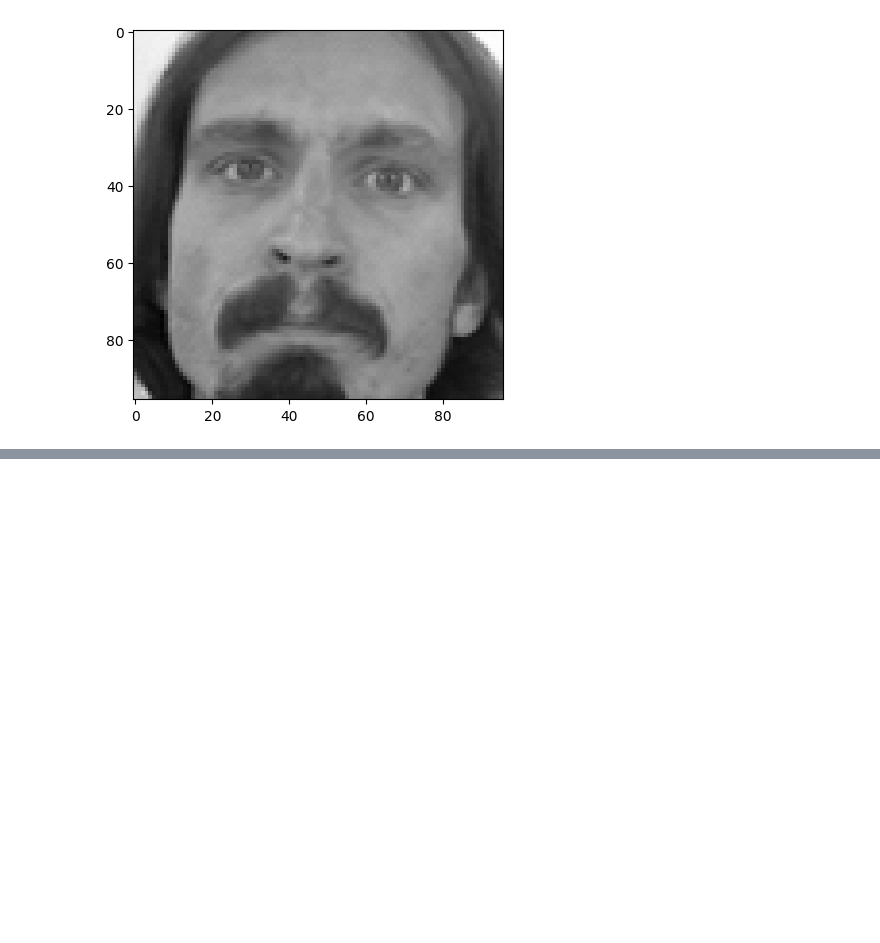
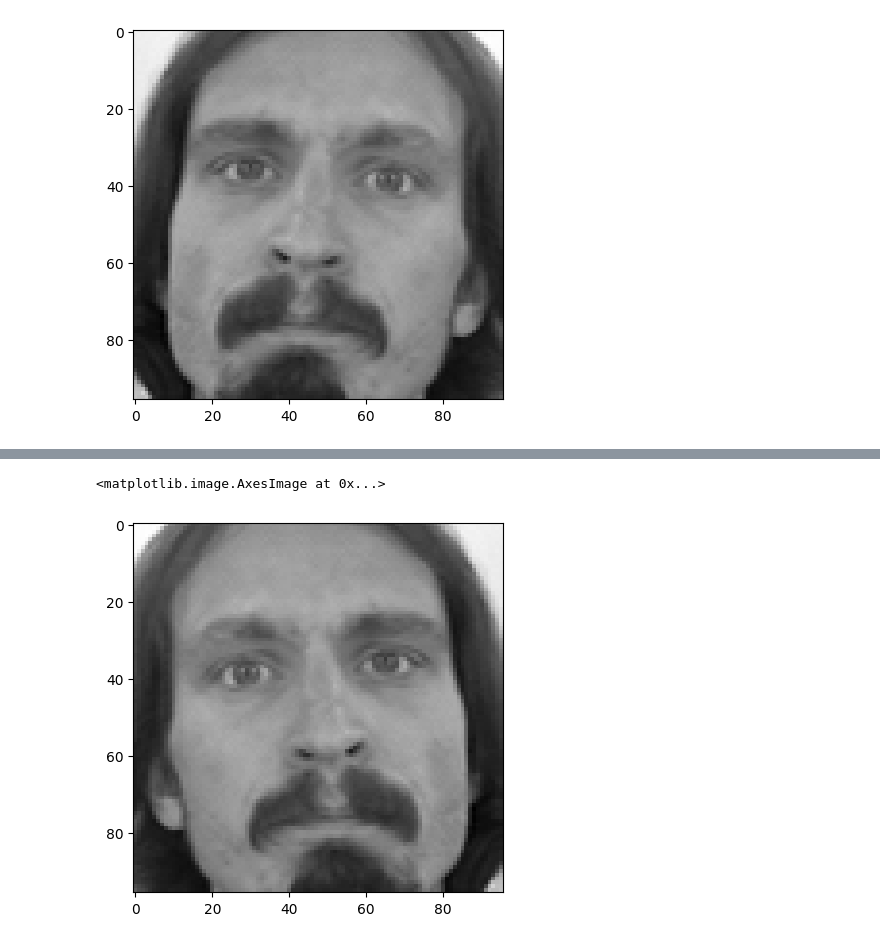
Before and after one commit to rajputdevyansh/Facial-Key-Points-Detection, a Jupyter notebook: Facial-Key-Points-Detection.ipynb, the cells around one changed output, grey strips where cells are left out. Saved outputs shown, nothing was run; the diff lists cells and outputs as text; code cells hidden in the pictures; blank space fills up the shorter version.

Commit message:
dataframe flipped

```diff
--- a/Facial-Key-Points-Detection.ipynb
+++ b/Facial-Key-Points-Detection.ipynb
@@ -183,3 +183,5 @@ plt.imshow(points_df['Image'][0],cmap='gray')
 # %% [output]
 <matplotlib.image.AxesImage at 0x...>
 [figure]
+# %%
+points_df_copy['Image']=points_df_copy['Image'].apply(lambda x: np.flip(x,axis=1))
@@ -185,0 +198,6 @@ plt.imshow(points_df['Image'][0],cmap='gray')
+# %%
+# flipped image plottng
+plt.imshow(points_df_copy['Image'][0],cmap='gray')
+# %% [output]
+<matplotlib.image.AxesImage at 0x...>
+[figure, added]
```
Also changed, not shown: parts of 8 cells of this notebook.
